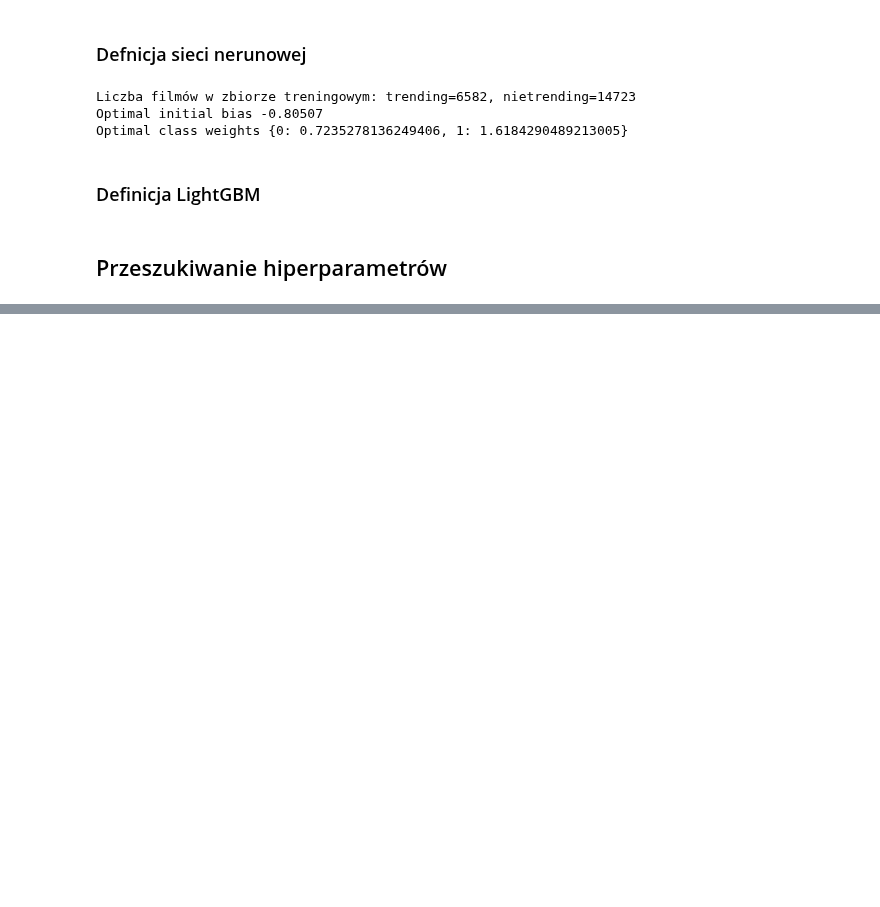
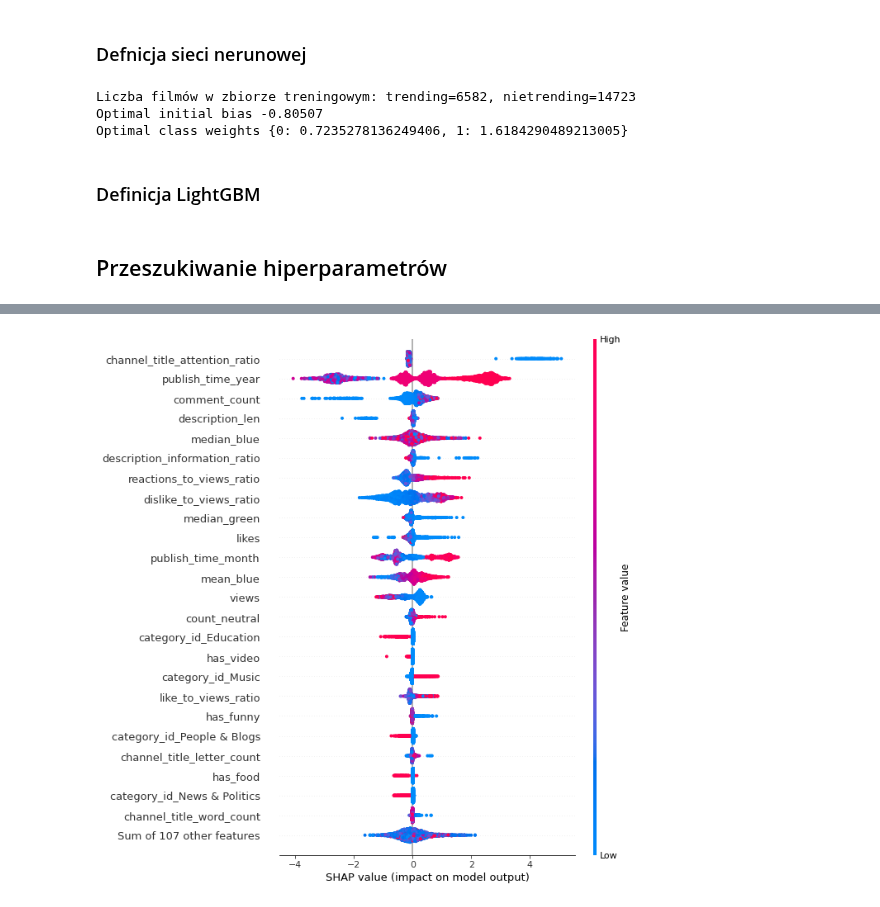
Before and after one commit to AxolotlOfConflagration/yt_trending_videos, a Jupyter notebook: checkpoint6.ipynb, the cells around one changed output, grey strips where cells are left out. Cells and saved outputs as stored; diff of their text form; code cells hidden in the pictures; blank space fills up the shorter version.

```diff
--- a/checkpoint6.ipynb
+++ b/checkpoint6.ipynb
@@ -386,0 +462,4 @@ df_results
+# %%
+shap.plots.beeswarm(shap_obj[:,:,1], max_display=25, order=shap_obj[:,:,1].abs.max(0))
+# %% [output]
+[figure, added]
```
Also changed, not shown: parts of 16 cells of this notebook.
